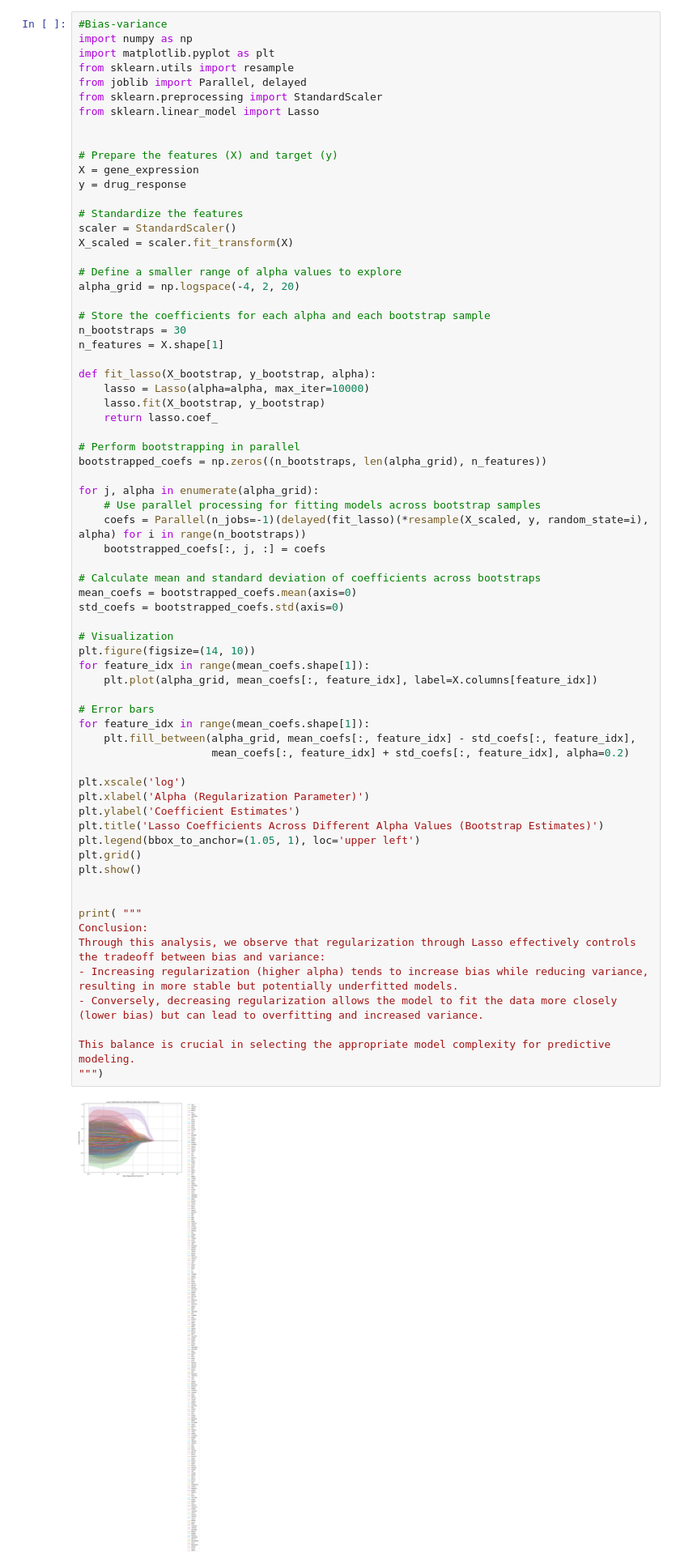
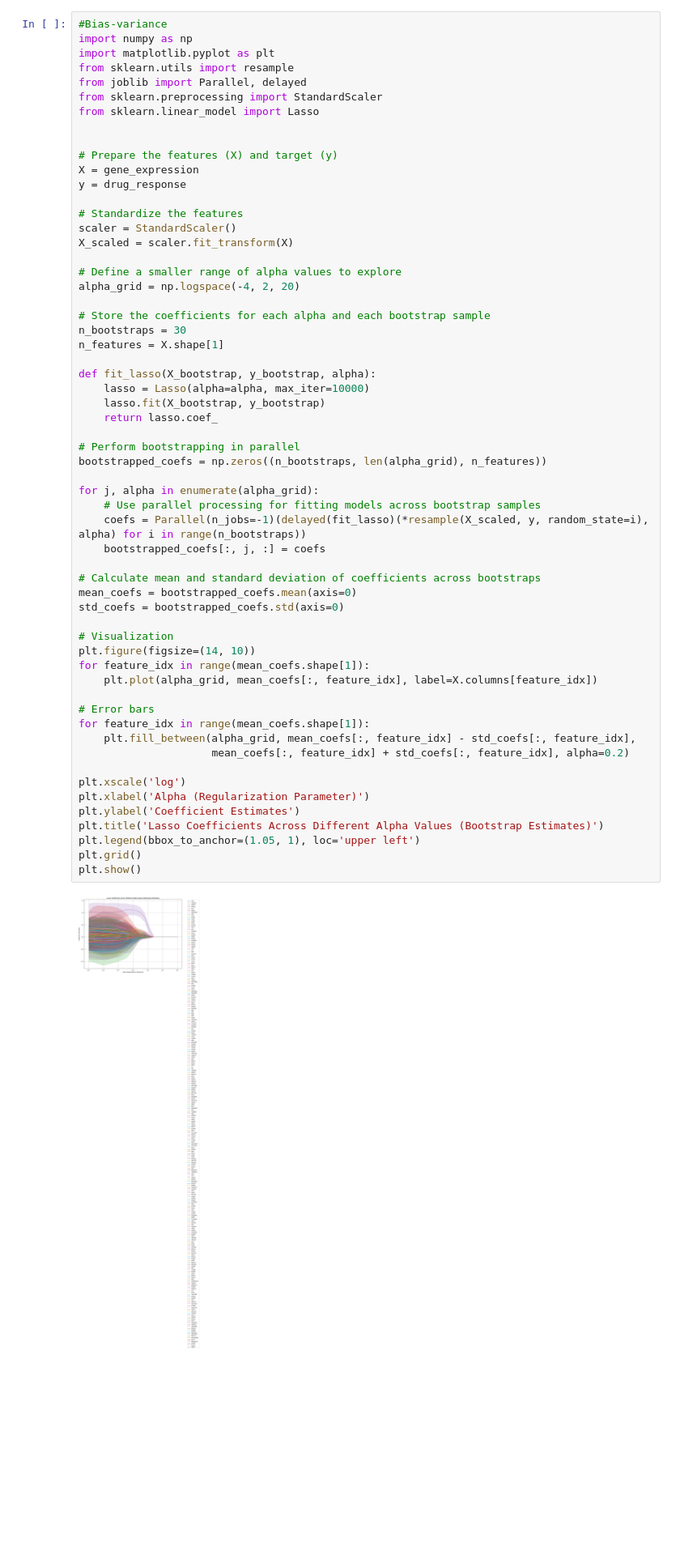
Before and after one commit to marbybr/8DM50_Group_1, a Jupyter notebook: Week_3/week_3.ipynb, the cells around one changed output. Shown at 81% size. Cells and saved outputs as stored; diff of their text form; blank space fills up the shorter version.

```diff
--- a/Week_3/week_3.ipynb
+++ b/Week_3/week_3.ipynb
@@ -501,41 +501,31 @@ def fit_lasso(X_bootstrap, y_bootstrap, alpha):
 # Perform bootstrapping in parallel
 bootstrapped_coefs = np.zeros((n_bootstraps, len(alpha_grid), n_features))
 
 for j, alpha in enumerate(alpha_grid):
     # Use parallel processing for fitting models across bootstrap samples
     coefs = Parallel(n_jobs=-1)(delayed(fit_lasso)(*resample(X_scaled, y, random_state=i), alpha) for i in range(n_bootstraps))
     bootstrapped_coefs[:, j, :] = coefs
 
 # Calculate mean and standard deviation of coefficients across bootstraps
 mean_coefs = bootstrapped_coefs.mean(axis=0)
 std_coefs = bootstrapped_coefs.std(axis=0)
 
 # Visualization
 plt.figure(figsize=(14, 10))
 for feature_idx in range(mean_coefs.shape[1]):
     plt.plot(alpha_grid, mean_coefs[:, feature_idx], label=X.columns[feature_idx])
 
 # Error bars
 for feature_idx in range(mean_coefs.shape[1]):
     plt.fill_between(alpha_grid, mean_coefs[:, feature_idx] - std_coefs[:, feature_idx],
                      mean_coefs[:, feature_idx] + std_coefs[:, feature_idx], alpha=0.2)
 
 plt.xscale('log')
 plt.xlabel('Alpha (Regularization Parameter)')
 plt.ylabel('Coefficient Estimates')
 plt.title('Lasso Coefficients Across Different Alpha Values (Bootstrap Estimates)')
 plt.legend(bbox_to_anchor=(1.05, 1), loc='upper left')
 plt.grid()
 plt.show()
-
-
-print( """
-Conclusion:
-Through this analysis, we observe that regularization through Lasso effectively controls the tradeoff between bias and variance:
-- Increasing regularization (higher alpha) tends to increase bias while reducing variance, resulting in more stable but potentially underfitted models.
-- Conversely, decreasing regularization allows the model to fit the data more closely (lower bias) but can lead to overfitting and increased variance.
-
-This balance is crucial in selecting the appropriate model complexity for predictive modeling.
-""")
 # %% [output]
-[figure, old version]
+[figure, new version]
```
Also changed, not shown: parts of 3 cells of this notebook.
